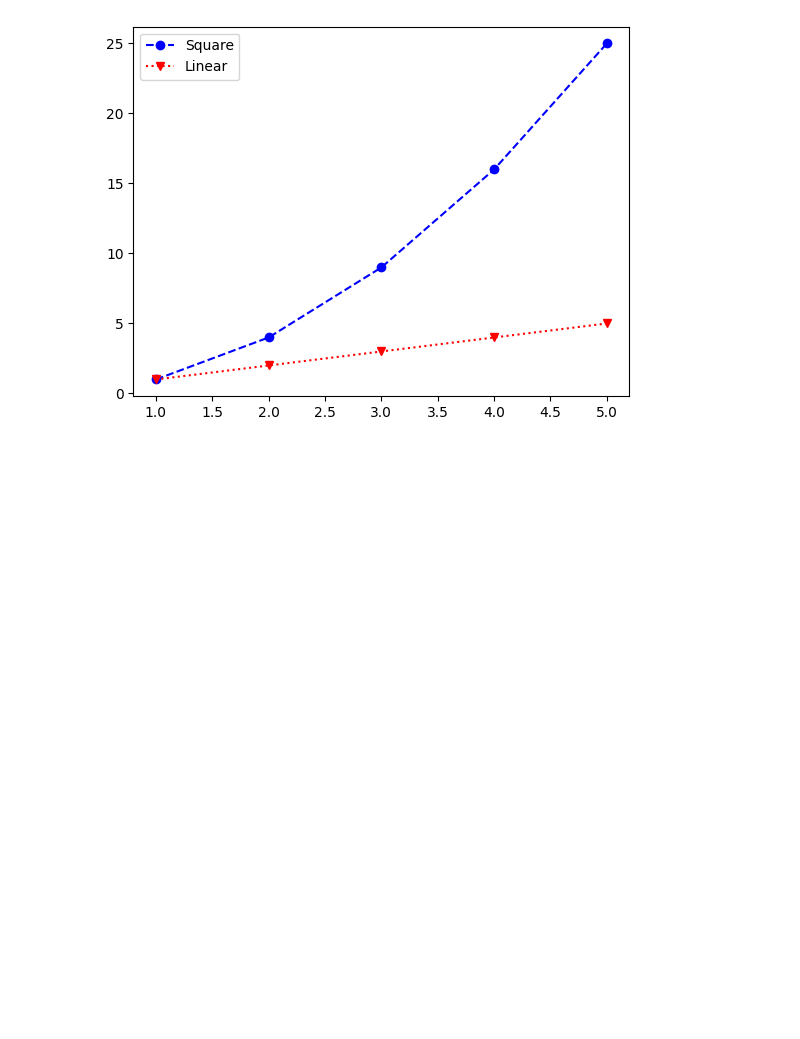
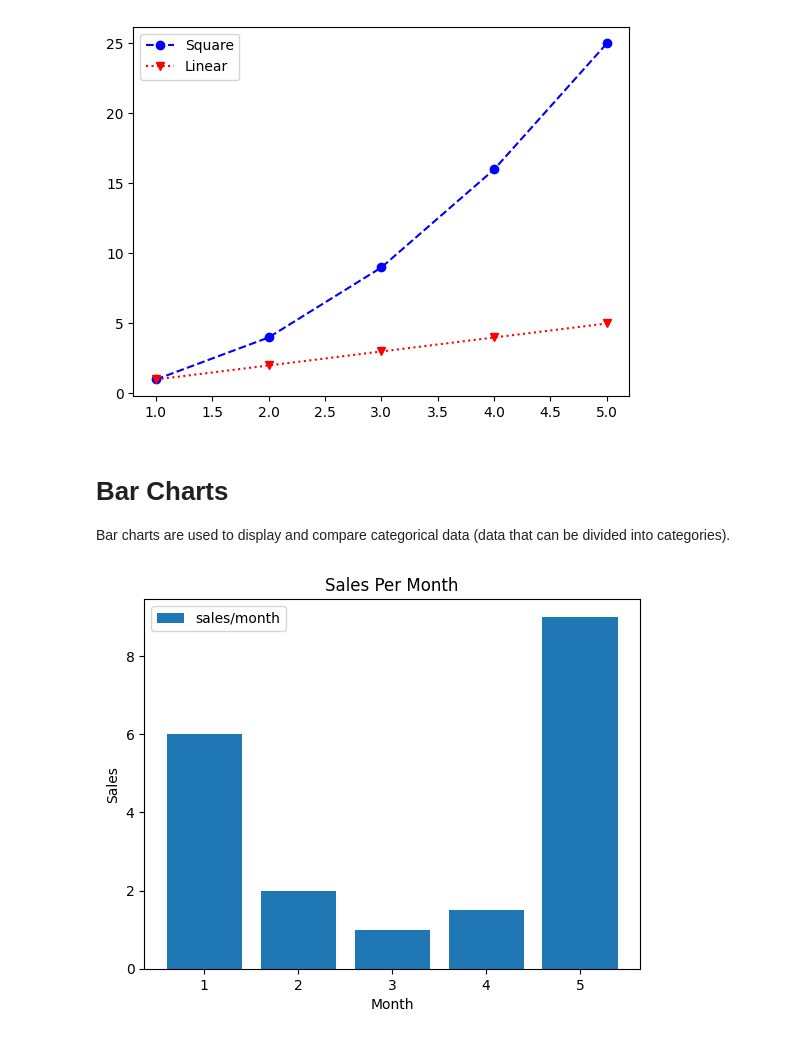
Before and after one commit to Srishti36912/Python_clg, a Jupyter notebook: matplotlib.ipynb, the cells around one changed output. Cells and saved outputs as stored; diff of their text form; code cells hidden in the pictures; blank space fills up the shorter version.

Commit message:
Creating bar charts

```diff
--- a/matplotlib.ipynb
+++ b/matplotlib.ipynb
@@ -214,3 +214,24 @@ plt.legend()
 plt.show()
 # %% [output]
 [figure]
+# %% [markdown]
+# Bar Charts
+
+Bar charts are used to display and compare categorical data (data that can be divided into categories).
+# %%
+import matplotlib.pyplot as plt
+
+x = [1,2,3,4,5]
+y = [6,2,1,1.5,9]
+
+plt.bar(x, y, label="sales/month") # Creates a bar chart with x as the month and y as the sales.
+
+plt.xlabel("Month")
+plt.ylabel("Sales")
+
+plt.title("Sales Per Month")
+plt.legend()
+
+plt.show()
+# %% [output]
+[figure, added]
```
Also changed, not shown: parts of 5 cells of this notebook.
